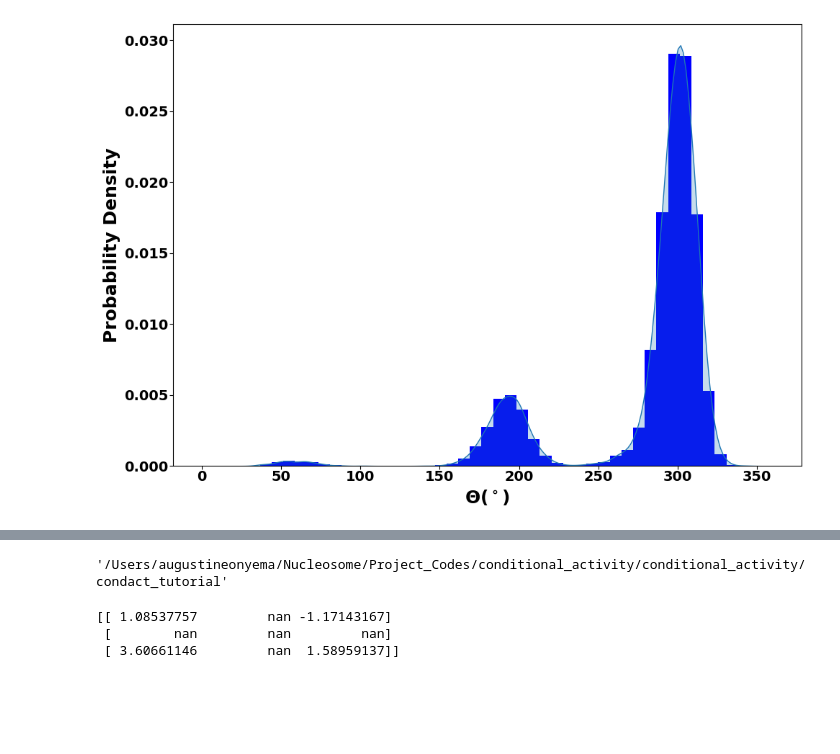
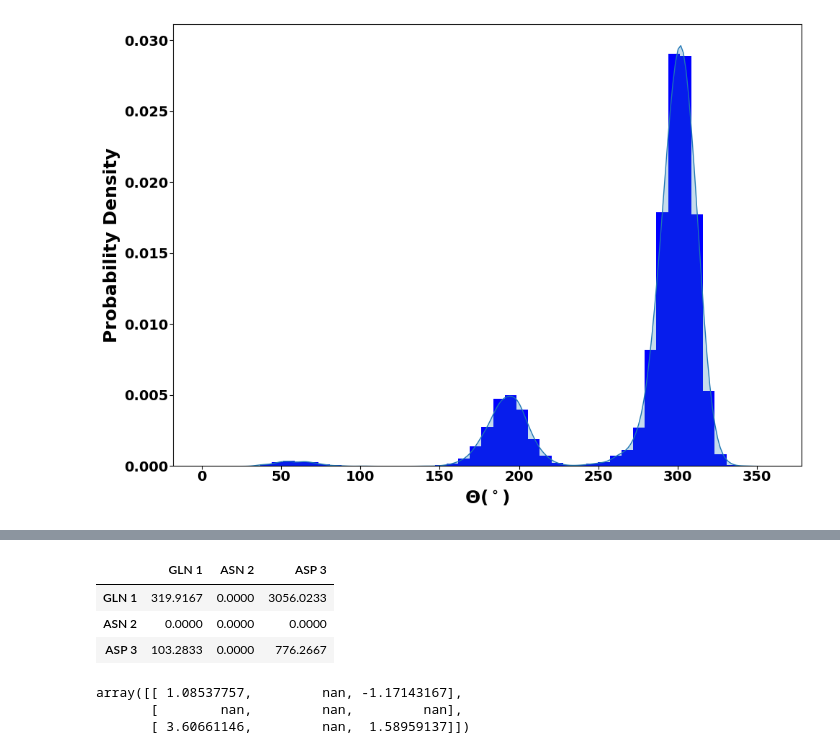
Before and after one commit to CUNY-CSI-Loverde-Laboratory/conditional_activity, a Jupyter notebook: conditional_activity/condact_tutorial/tutorial.ipynb, the cells around one changed output, grey strips where cells are left out. Cells and saved outputs as stored; diff of their text form; code cells hidden in the pictures; blank space fills up the shorter version.

Commit message:
Completed tutorial

```diff
--- a/conditional_activity/condact_tutorial/tutorial.ipynb
+++ b/conditional_activity/condact_tutorial/tutorial.ipynb
@@ -141,25 +145,0 @@ The three peaks were designated X, Y and Z.
-# %%
-# main_script.py
-import sys
-import os
-
-# Get absolute path to analysis_tools folder
-analysis_path = os.path.abspath("../analysis")
-sys.path.append(analysis_path)
-
-from condact import CONDACT
-
-Study = CONDACT(universe,
-                selected_resid='1-3',               # Select the residues of interest eg. here 1 to 3
-                No_of_peaks_protein=3,              # The number of peaks for protein is 3
-                peak_boundaries_protein=[120,240],  # Selected 120° and 240° from our probability density plot default [120,240]
-                states_protein = "XYZ",             # Select any letter to designate state
-                peak_boundaries_nucleic =[140,330], # Select the boundary between peaks for nucleic eg. default is 140° and 330°. Remember to determine peaks
-                No_of_peaks_nucleic=3,              # The number of peaks for nucleic. Rememeber to find number of peaks for nucleic.
-                states_nucleic = "SAS",             # Select any letter to designate state
-                saving_frequency=10,                # Saving frequency of trajectory in picoseconds
-                keep_negative=False)                # All negative dihedral will be converted to secondary angles
-
-conditional_activity, persistence_times, exchange_times = Study.mean_conditional_activity()
-
-# print(conditional_activity)
@@ -277,12 +145,0 @@ NameError: name '__file__' is not defined
-# %%
-pwd
-# %% [output]
-'/Users/augustineonyema/Nucleosome/Project_Codes/conditional_activity/conditional_activity/condact_tutorial'
-# %%
-with open('../analysis/Conditional_Activity_list.npy', 'rb') as f:
-    contact = np.load(f, allow_pickle=True)
-    print(contact)
-# %% [output]
-[[ 1.08537757         nan -1.17143167]
- [        nan         nan         nan]
- [ 3.60661146         nan  1.58959137]]
@@ -445,0 +146,22 @@ def test_mean_persistence_and_exchange_run_through(tmp_path, monkeypatch):
+# %%
+# ⏱️ Display Exchange Times of between residues in an N X N matrix
+
+interested, residue_names, residue_type = Study.residues()
+labels = [f"{residue_names[i]} {residue_type[i].resid}" for i in range(len(residue_type))]
+
+df_exchange = pd.DataFrame(exchange_times, index=labels, columns=labels)
+df_exchange.style.format("{:.4f}").background_gradient(cmap='viridis')
+# %% [output]
+|  | GLN 1 | ASN 2 | ASP 3 |
+| GLN 1 | 319.9167 | 0.0000 | 3056.0233 |
+| ASN 2 | 0.0000 | 0.0000 | 0.0000 |
+| ASP 3 | 103.2833 | 0.0000 | 776.2667 |
+# %%
+# Load the conditional activity matrix
+
+CA_matrix = np.load("Conditional_Activity_list.npy")
+CA_matrix
+# %% [output]
+array([[ 1.08537757,         nan, -1.17143167],
+       [        nan,         nan,         nan],
+       [ 3.60661146,         nan,  1.58959137]])
```
Also changed, not shown: parts of 17 cells of this notebook, 1 other file.
